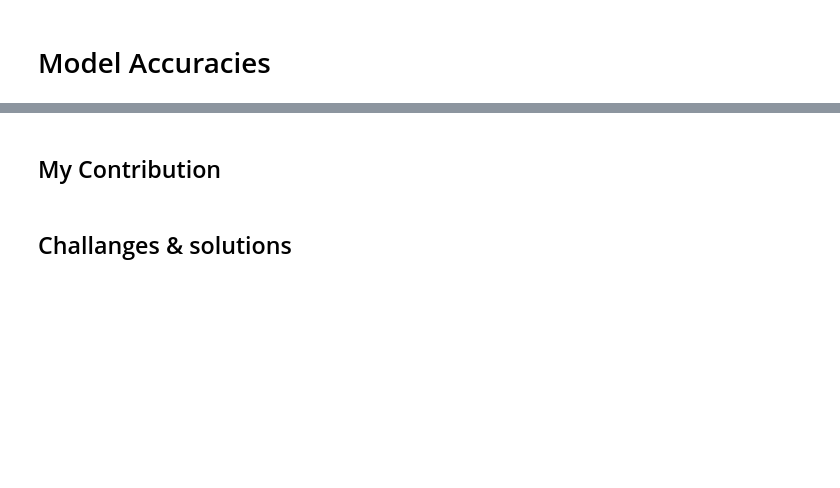
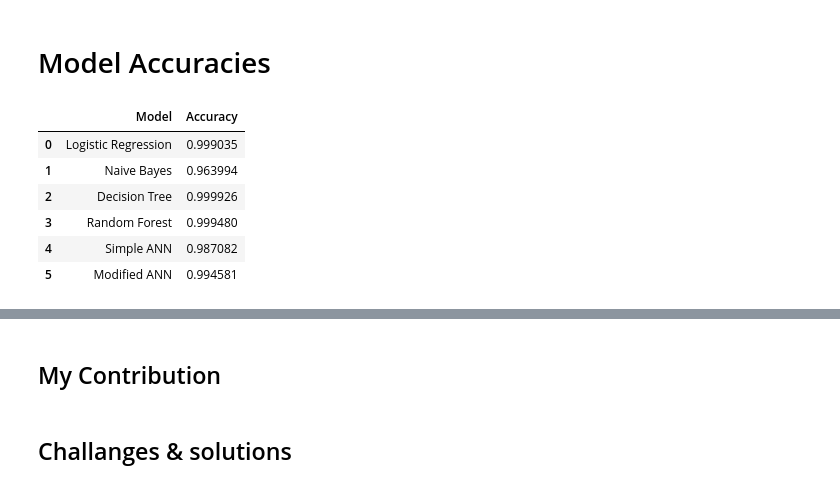
Before and after one commit to jay-thakur/Fake_News_Classifier, a Jupyter notebook: fake_news_classifier.ipynb, the cells around one changed output, grey strips where cells are left out. Drawn from its saved outputs; the diff is of its cells as text; code cells hidden in the pictures; blank space fills up the shorter version.

```diff
--- a/fake_news_classifier.ipynb
+++ b/fake_news_classifier.ipynb
@@ -585,6 +672,14 @@ plt.show()
 # Model Accuracies
 # %%
 models_accuracies = pd.DataFrame([["Logistic Regression", lr_acc], ["Naive Bayes", nbc_acc], ["Decision Tree", dt_acc],
-                       ["Random Forest", rf_acc], ["Simple ANN", nn_acc]], columns=["Model", "Accuracy"])
+                       ["Random Forest", rf_acc], ["Simple ANN", nn_acc], ["Modified ANN", nn_acc_4_hl]], columns=["Model", "Accuracy"])
 models_accuracies
+# %% [output]
+|  | Model | Accuracy |
+| 0 | Logistic Regression | 0.999035 |
+| 1 | Naive Bayes | 0.963994 |
+| 2 | Decision Tree | 0.999926 |
+| 3 | Random Forest | 0.999480 |
+| 4 | Simple ANN | 0.987082 |
+| 5 | Modified ANN | 0.994581 |
 # %%
```
Also changed, not shown: parts of 24 cells of this notebook.
